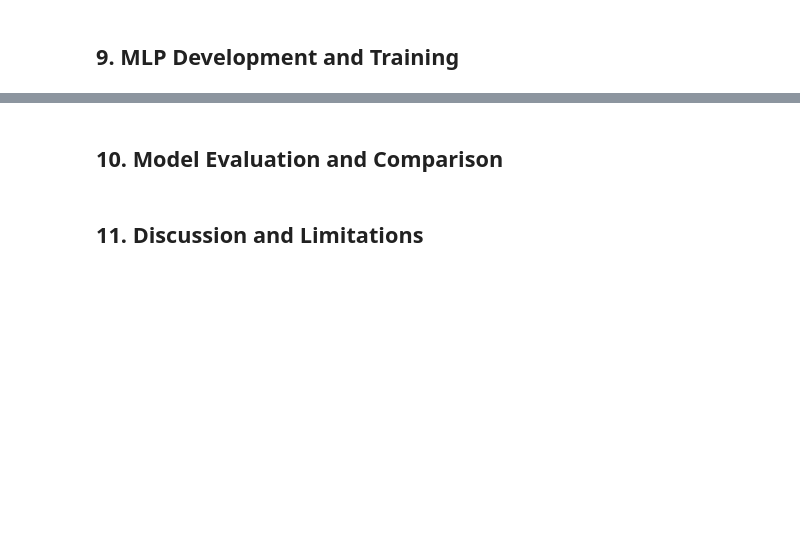
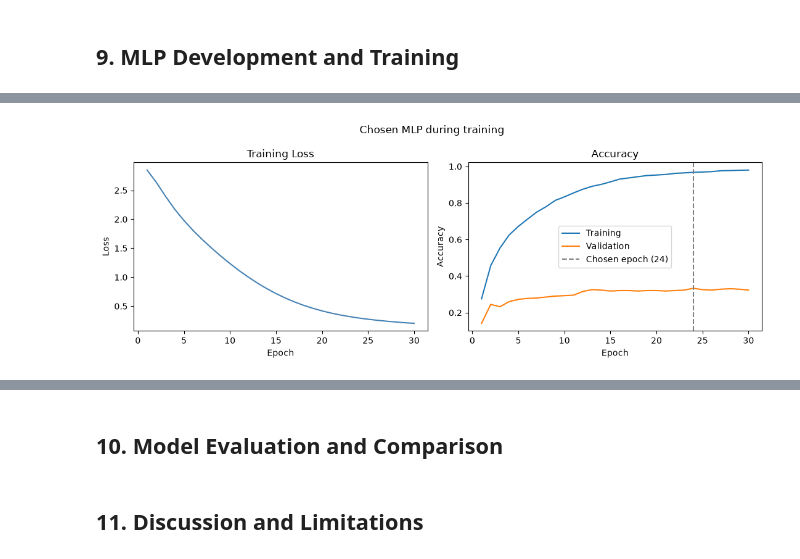
Before and after one commit to GarrettFordARTI405/ARTI450-Name-That-LLM, a Jupyter notebook: NameThatLLM.ipynb, the cells around one changed output, grey strips where cells are left out. Saved outputs shown, nothing was run; the diff lists cells and outputs as text; code cells hidden in the pictures; blank space fills up the shorter version.

```diff
--- a/NameThatLLM.ipynb
+++ b/NameThatLLM.ipynb
@@ -407,0 +725,96 @@ We used chi-square feature selection to reduce the TF-IDF features from 15,000 t
+# %%
+# Keep the selected-feature run with the best validation accuracy.
+# If two runs tie, keep the one with the lower training accuracy.
+best_run = sorted(
+    mlp_runs,
+    key=lambda run: (run["Validation accuracy"], -run["Training accuracy"]),
+    reverse=True,
+)[0]
+
+# Train that same architecture on the full feature set.
+X_tr, X_va, X_te = mlp_matrices["All (15,005)"]
+model_all, history_all = train_mlp(
+    X_tr,
+    y_train,
+    X_va,
+    y_val,
+    best_run["Hidden layers"],
+    best_run["Alpha"],
+)
+best_all = history_all.loc[history_all["Validation accuracy"].idxmax()]
+
+mlp_comparison = pd.DataFrame([
+    {
+        "Features": "Selected (5,005)",
+        "Hidden layers": ", ".join(str(size) for size in best_run["Hidden layers"]),
+        "Alpha": best_run["Alpha"],
+        "Best epoch": best_run["Best epoch"],
+        "Training accuracy": round(best_run["Training accuracy"], 3),
+        "Validation accuracy": round(best_run["Validation accuracy"], 3),
+    },
+    {
+        "Features": "All (15,005)",
+        "Hidden layers": ", ".join(str(size) for size in best_run["Hidden layers"]),
+        "Alpha": best_run["Alpha"],
+        "Best epoch": int(best_all["Epoch"]),
+        "Training accuracy": round(best_all["Training accuracy"], 3),
+        "Validation accuracy": round(best_all["Validation accuracy"], 3),
+    },
+])
+
+display(mlp_comparison)
+
+if best_all["Validation accuracy"] > best_run["Validation accuracy"]:
+    chosen_name = "All (15,005)"
+    mlp_model = model_all
+    mlp_history = history_all
+else:
+    chosen_name = "Selected (5,005)"
+    mlp_model = best_run["model"]
+    mlp_history = best_run["history"]
+
+mlp_X_train, mlp_X_val, mlp_X_test = mlp_matrices[chosen_name]
+chosen_epoch = int(mlp_history.loc[mlp_history["Validation accuracy"].idxmax(), "Epoch"])
+chosen_row = mlp_history.loc[mlp_history["Validation accuracy"].idxmax()]
+
+print(
+    "Chosen MLP:",
+    chosen_name,
+    "| hidden layers =",
+    best_run["Hidden layers"],
+    "| alpha =",
+    best_run["Alpha"],
+    "| epoch =",
+    chosen_epoch,
+)
+print(
+    "Training accuracy:",
+    round(chosen_row["Training accuracy"], 3),
+    "| Validation accuracy:",
+    round(chosen_row["Validation accuracy"], 3),
+)
+
+fig, axes = plt.subplots(1, 2, figsize=(11, 4))
+
+axes[0].plot(mlp_history["Epoch"], mlp_history["Training loss"], color="steelblue")
+axes[0].set_title("Training Loss")
+axes[0].set_xlabel("Epoch")
+axes[0].set_ylabel("Loss")
+
+axes[1].plot(mlp_history["Epoch"], mlp_history["Training accuracy"], label="Training")
+axes[1].plot(mlp_history["Epoch"], mlp_history["Validation accuracy"], label="Validation")
+axes[1].axvline(
+    chosen_epoch,
+    color="gray",
+    linestyle="--",
+    label=f"Chosen epoch ({chosen_epoch})",
+)
+axes[1].set_title("Accuracy")
+axes[1].set_xlabel("Epoch")
+axes[1].set_ylabel("Accuracy")
+axes[1].legend()
+
+fig.suptitle("Chosen MLP during training")
+fig.tight_layout()
+plt.show()
+# %% [output]
@@ -407,0 +826 @@ We used chi-square feature selection to reduce the TF-IDF features from 15,000 t
+[figure, added]
```
Also changed, not shown: parts of 10 cells of this notebook.
